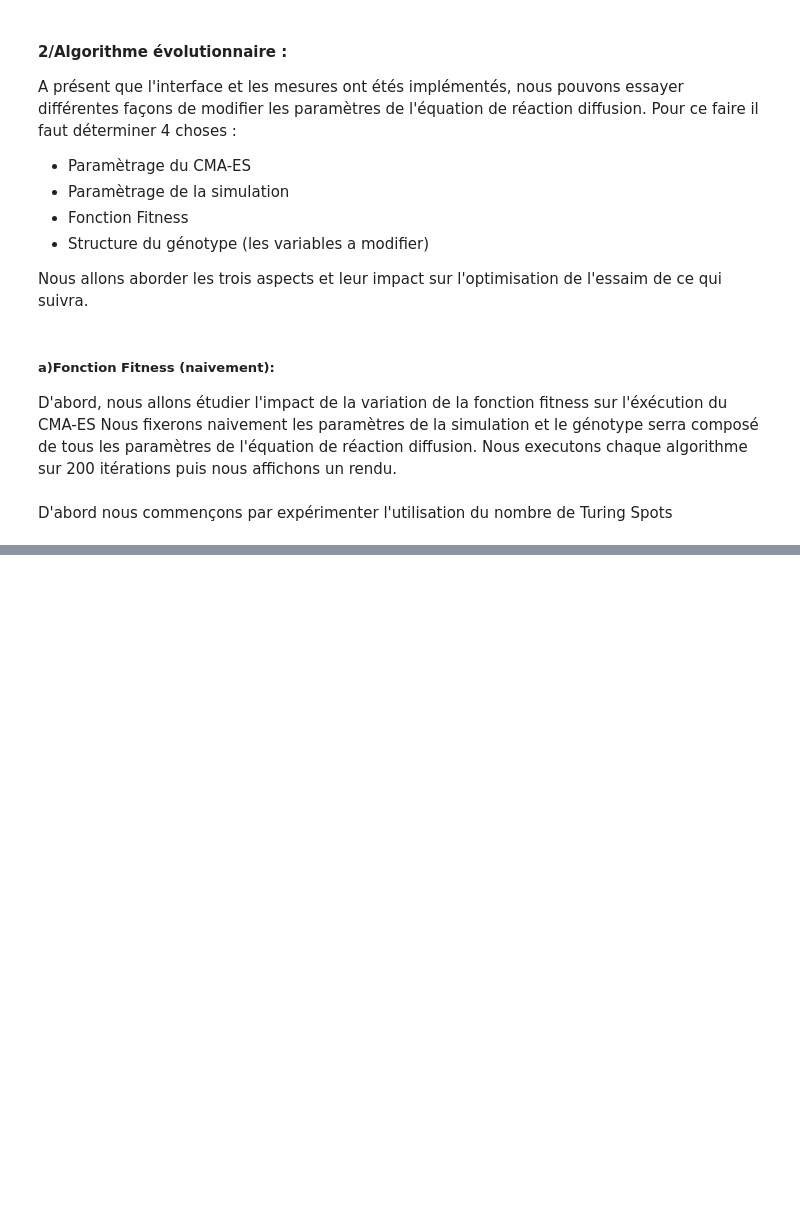
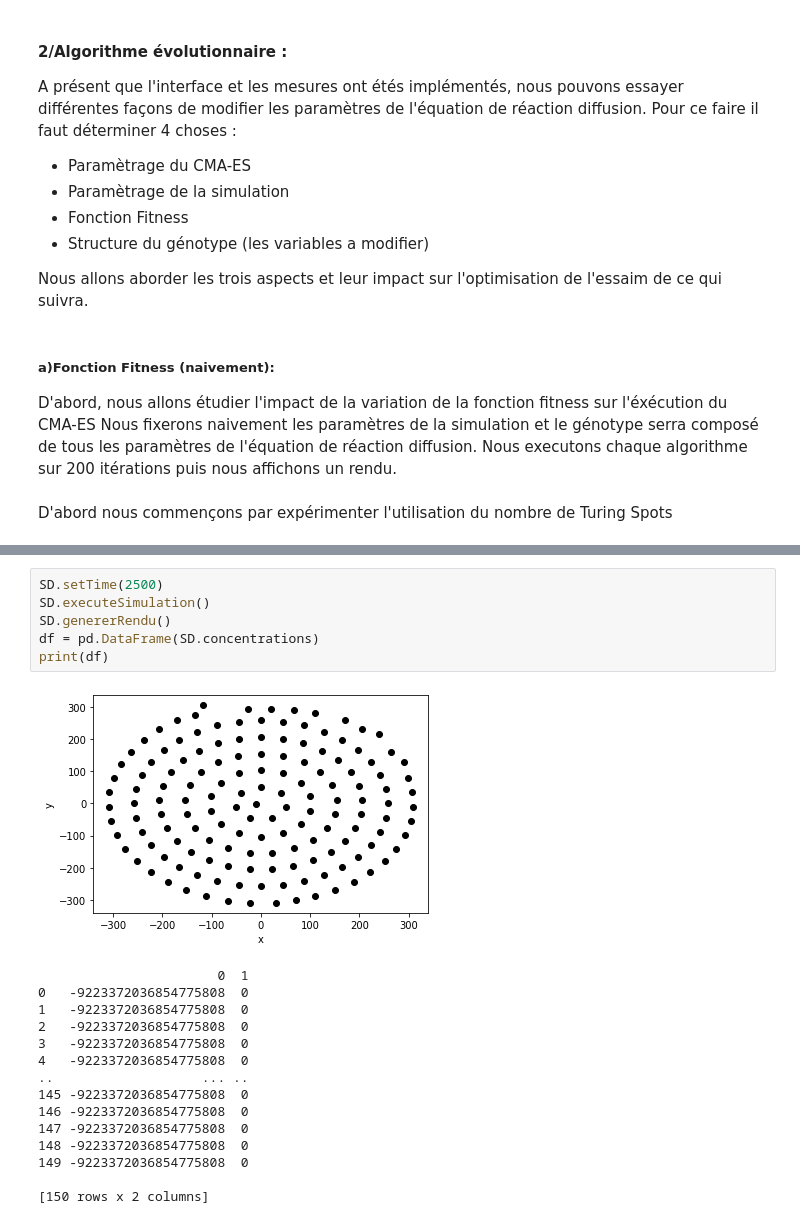
Before and after one commit to steagsInc/Projet_Kilobots, a Jupyter notebook: Rapport_1.ipynb, the cells around one changed output, grey strips where cells are left out. Cells and saved outputs as stored; diff of their text form; blank space fills up the shorter version.

```diff
--- a/Rapport_1.ipynb
+++ b/Rapport_1.ipynb
@@ -82,0 +88,22 @@ debug rez :  /home/mohamed/PycharmProjects/Projet_Kilobots
+# %%
+SD.setTime(2500)
+SD.executeSimulation()
+SD.genererRendu()
+df = pd.DataFrame(SD.concentrations)
+print(df)
+# %% [output]
+[figure, added]
+                       0  1
+0   -9223372036854775808  0
+1   -9223372036854775808  0
+2   -9223372036854775808  0
+3   -9223372036854775808  0
+4   -9223372036854775808  0
+..                   ... ..
+145 -9223372036854775808  0
+146 -9223372036854775808  0
+147 -9223372036854775808  0
+148 -9223372036854775808  0
+149 -9223372036854775808  0
+
+[150 rows x 2 columns]
```
Also changed, not shown: parts of 19 cells of this notebook, 16 other files.
